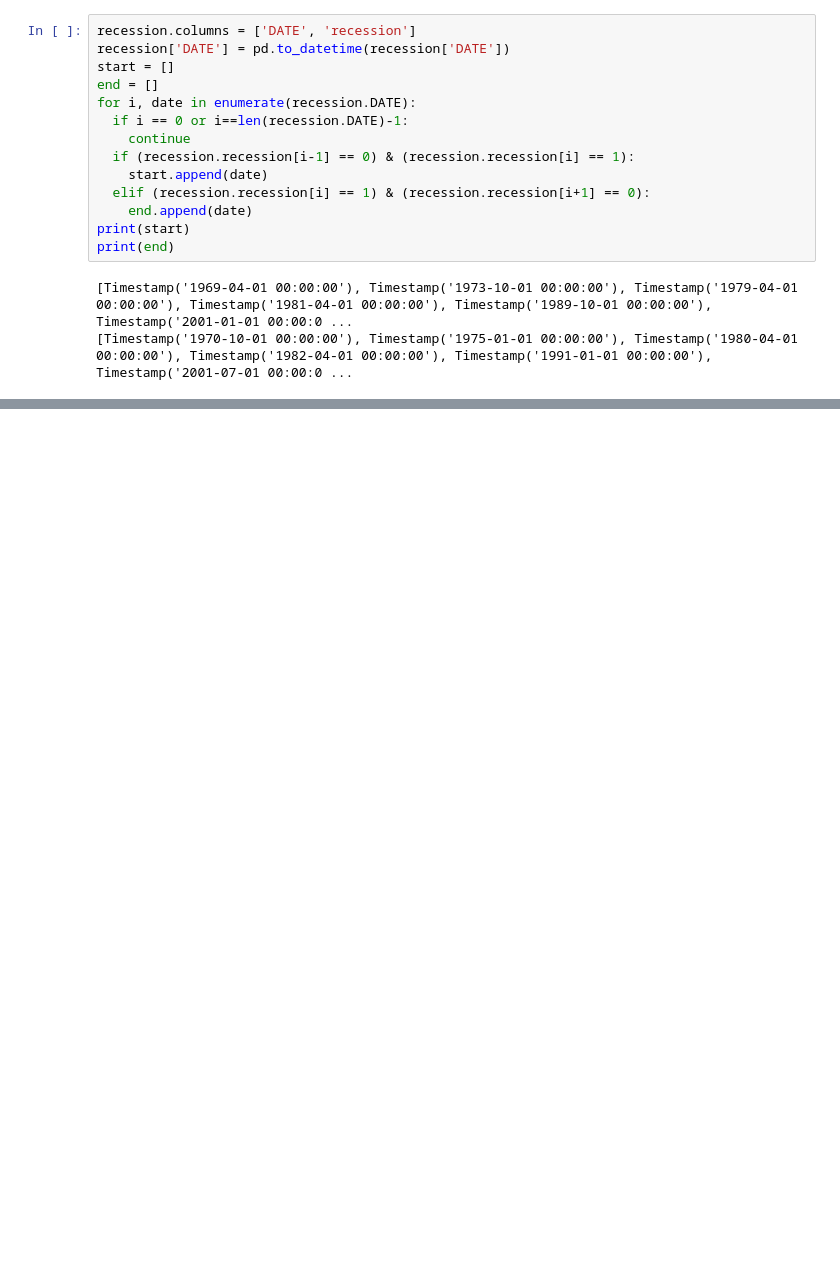
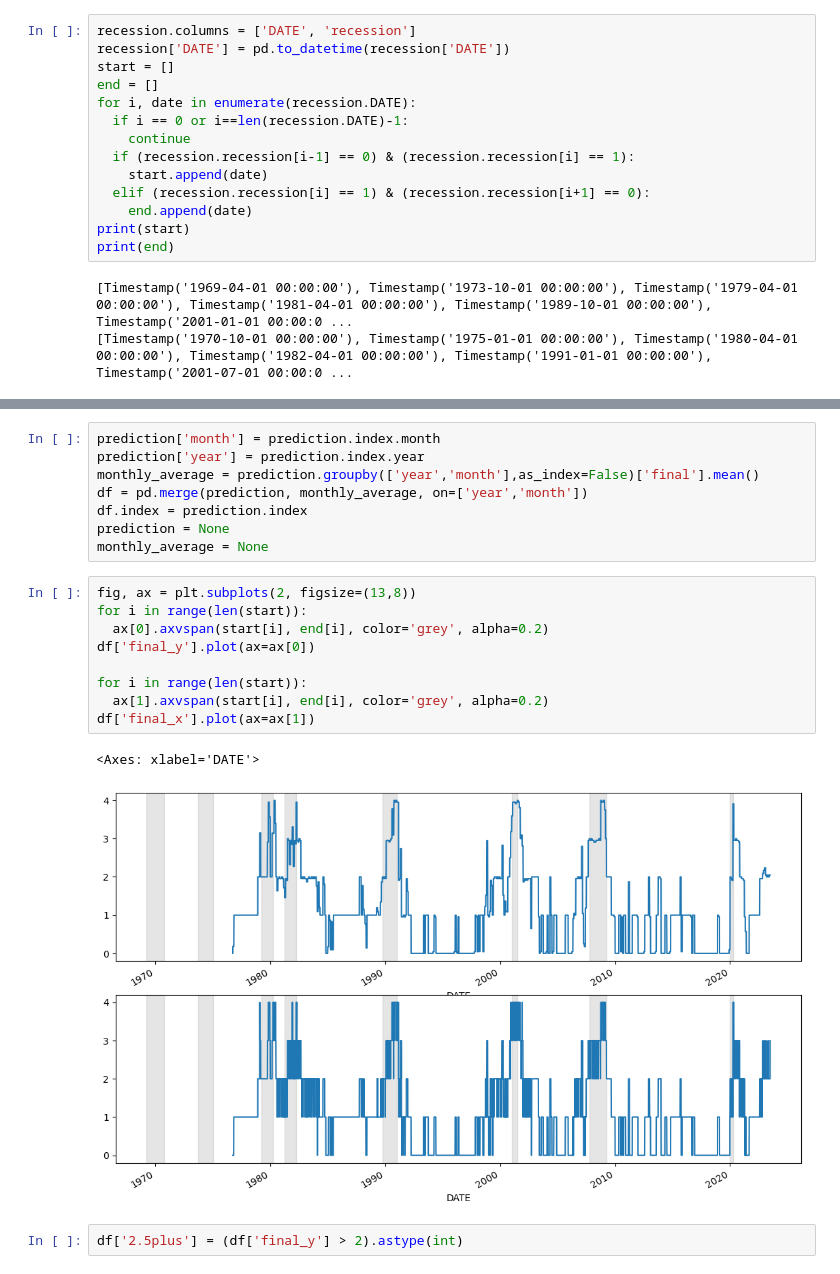
Before and after one commit to YoongsompornT/RecessionPrediction, a Jupyter notebook: Models/Threshold/RecesPredict.ipynb, the cells around one changed output, grey strips where cells are left out. Drawn from its saved outputs; the diff is of its cells as text; blank space fills up the shorter version.

```diff
--- a/Models/Threshold/RecesPredict.ipynb
+++ b/Models/Threshold/RecesPredict.ipynb
@@ -96,0 +99,22 @@ for i in range(len(start)):
+# %%
+prediction['month'] = prediction.index.month
+prediction['year'] = prediction.index.year
+monthly_average = prediction.groupby(['year','month'],as_index=False)['final'].mean()
+df = pd.merge(prediction, monthly_average, on=['year','month'])
+df.index = prediction.index
+prediction = None
+monthly_average = None
+# %%
+fig, ax = plt.subplots(2, figsize=(13,8))
+for i in range(len(start)):
+  ax[0].axvspan(start[i], end[i], color='grey', alpha=0.2)
+df['final_y'].plot(ax=ax[0])
+
+for i in range(len(start)):
+  ax[1].axvspan(start[i], end[i], color='grey', alpha=0.2)
+df['final_x'].plot(ax=ax[1])
+# %% [output]
+<Axes: xlabel='DATE'>
+[figure, added]
+# %%
+df['2.5plus'] = (df['final_y'] > 2).astype(int)
```
Also changed, not shown: parts of 7 cells of this notebook, 5 other files.
